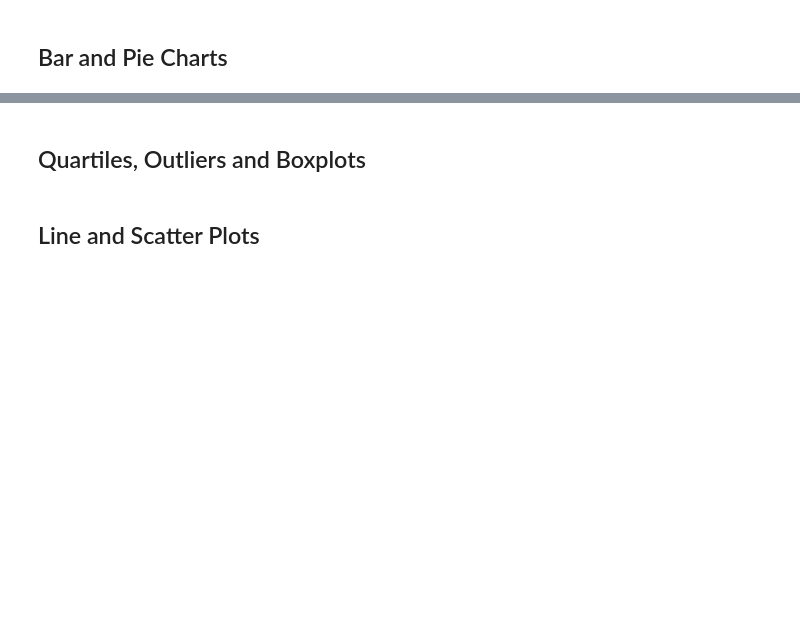
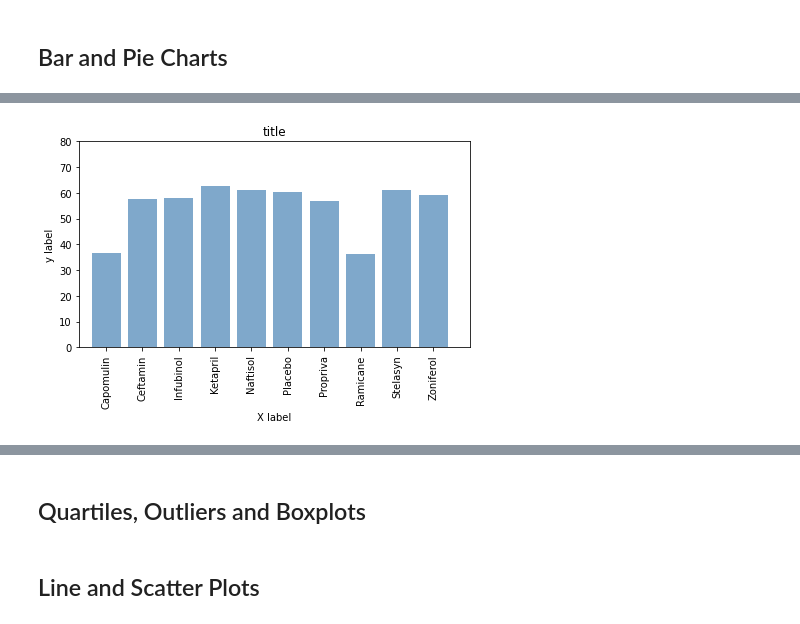
Before and after one commit to mafven/matplotlib-challenge, a Jupyter notebook: pymaceuticals_starter.ipynb, the cells around one changed output, grey strips where cells are left out. Cells and saved outputs as stored; diff of their text form; code cells hidden in the pictures; blank space fills up the shorter version.

```diff
--- a/pymaceuticals_starter.ipynb
+++ b/pymaceuticals_starter.ipynb
@@ -119,2 +147,21 @@ summary_statistics_01_df
+# %%
+# Generate a bar plot showing the total number of mice for each treatment throughout the course of the study using pyplot.
+x_axis = np.arange(len(summary2_statistics_tumor_volume_gb))
+tick_locations = [value for value in x_axis]
+
+plt.bar(x_axis, summary2_statistics_tumor_volume_gb["mean"], color='steelblue', alpha=0.69, align="center")
+plt.xticks(tick_locations, summary2_statistics_tumor_volume_gb["Drug Regimen"], rotation="vertical")
+plt.tight_layout()
+
+plt.xlim(-0.75, len(x_axis))
+plt.ylim(0, 80)
+
+plt.title("title")
+plt.xlabel("X label")
+plt.ylabel("y label")
+
+plt.show()
+# %% [output]
+[figure, added]
 # %%
 # Generate a pie plot showing the distribution of female versus male mice using pandas
```
Also changed, not shown: parts of 13 cells of this notebook.
